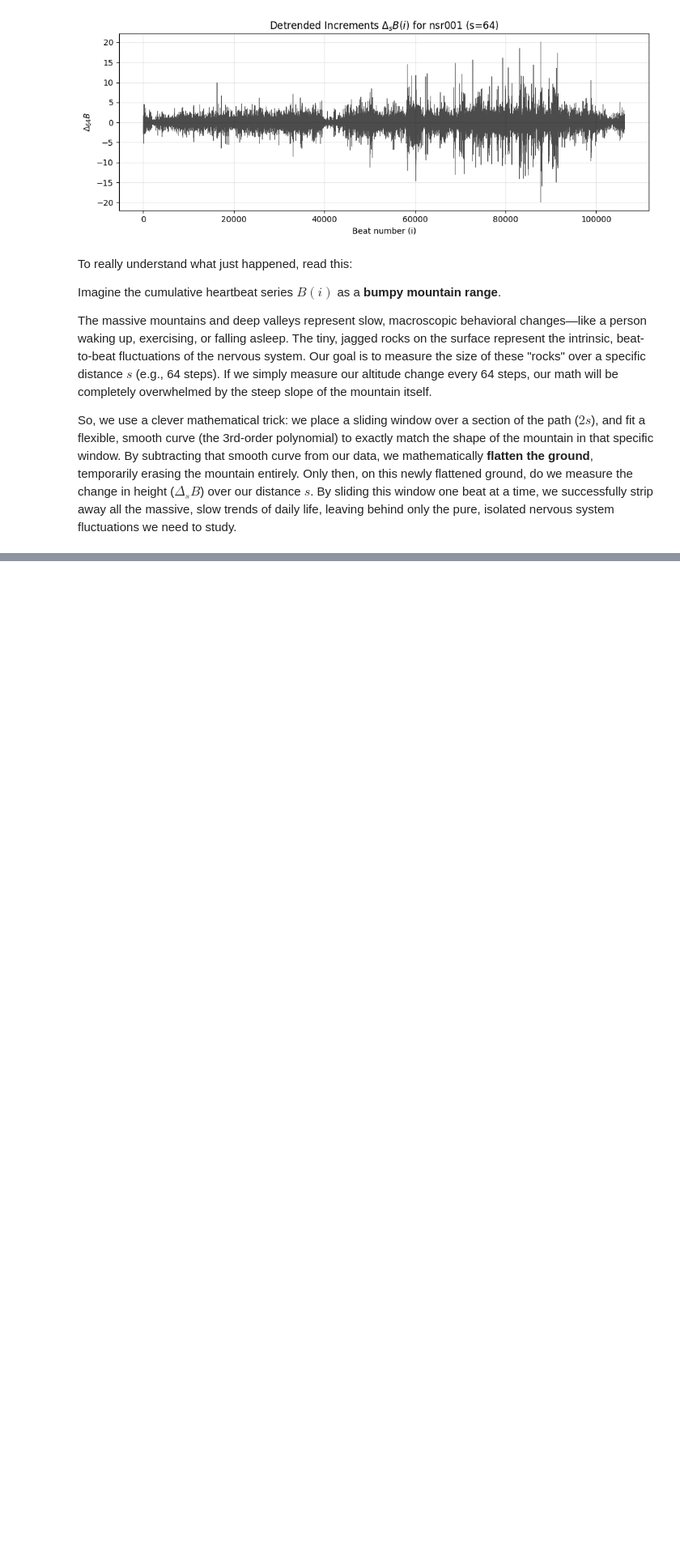
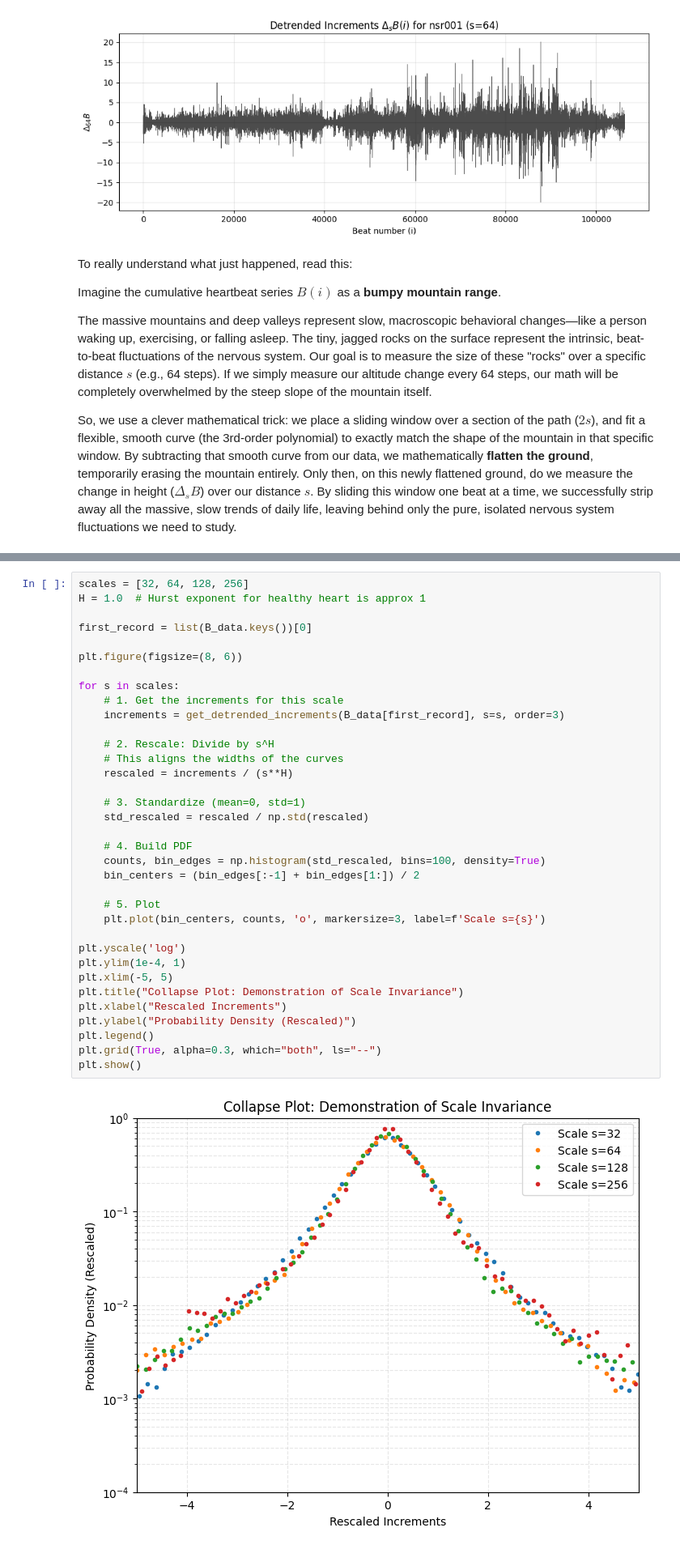
Before and after one commit to amirh0ss3in/LCPAProject, a Jupyter notebook: main.ipynb, the cells around one changed output, grey strips where cells are left out. Shown at 81% size. Saved outputs shown, nothing was run; the diff lists cells and outputs as text; blank space fills up the shorter version.

```diff
--- a/main.ipynb
+++ b/main.ipynb
@@ -137,0 +209,37 @@ So, we use a clever mathematical trick: we place a sliding window over a section
+# %%
+scales = [32, 64, 128, 256]
+H = 1.0  # Hurst exponent for healthy heart is approx 1
+
+first_record = list(B_data.keys())[0]
+
+plt.figure(figsize=(8, 6))
+
+for s in scales:
+    # 1. Get the increments for this scale
+    increments = get_detrended_increments(B_data[first_record], s=s, order=3)
+
+    # 2. Rescale: Divide by s^H
+    # This aligns the widths of the curves
+    rescaled = increments / (s**H)
+
+    # 3. Standardize (mean=0, std=1)
+    std_rescaled = rescaled / np.std(rescaled)
+
+    # 4. Build PDF
+    counts, bin_edges = np.histogram(std_rescaled, bins=100, density=True)
+    bin_centers = (bin_edges[:-1] + bin_edges[1:]) / 2
+
+    # 5. Plot
+    plt.plot(bin_centers, counts, 'o', markersize=3, label=f'Scale s={s}')
+
+plt.yscale('log')
+plt.ylim(1e-4, 1)
+plt.xlim(-5, 5)
+plt.title("Collapse Plot: Demonstration of Scale Invariance")
+plt.xlabel("Rescaled Increments")
+plt.ylabel("Probability Density (Rescaled)")
+plt.legend()
+plt.grid(True, alpha=0.3, which="both", ls="--")
+plt.show()
+# %% [output]
+[figure, added]
```
Also changed, not shown: parts of 5 cells of this notebook.
